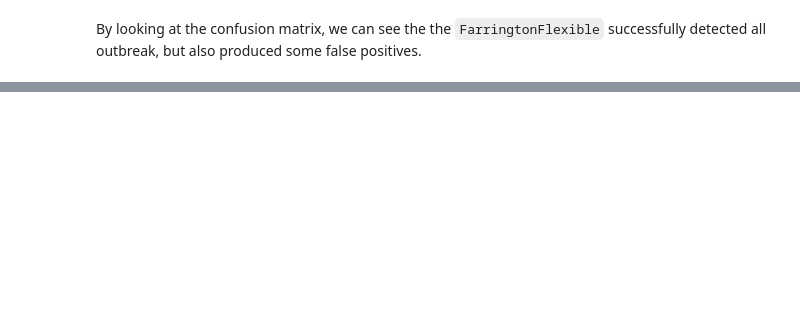
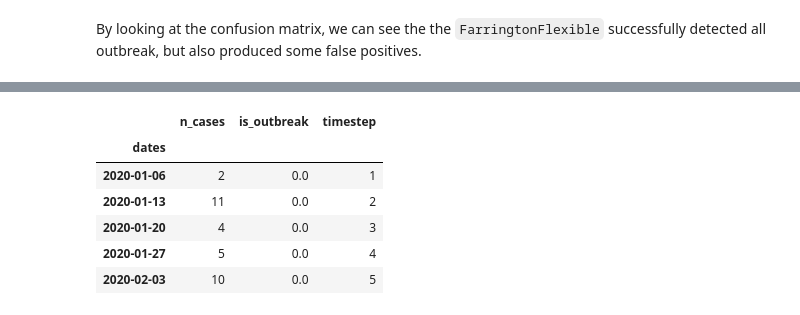
Before and after one commit to JarnoRFB/epysurv, a Jupyter notebook: docs/demo.ipynb, the cells around one changed output, grey strips where cells are left out. Cells and saved outputs as stored; diff of their text form; code cells hidden in the pictures; blank space fills up the shorter version.

```diff
--- a/docs/demo.ipynb
+++ b/docs/demo.ipynb
@@ -79,0 +94,12 @@ plot_confusion_matrix(confusion_matrix(test["outbreak"], pred["alarm"]), class_n
+# %%
+# This model randomly assigns outbreaks which are increase endemic case counts for that timestep
+epidemic_simulation = PointSource()
+epidemic_simulation.simulate(5)
+# %% [output]
+|  | n_cases | is_outbreak | timestep |
+| dates |  |  |  |
+| 2020-01-06 | 2 | 0.0 | 1 |
+| 2020-01-13 | 11 | 0.0 | 2 |
+| 2020-01-20 | 4 | 0.0 | 3 |
+| 2020-01-27 | 5 | 0.0 | 4 |
+| 2020-02-03 | 10 | 0.0 | 5 |
```
Also changed, not shown: parts of 10 cells of this notebook, 4 other files.
